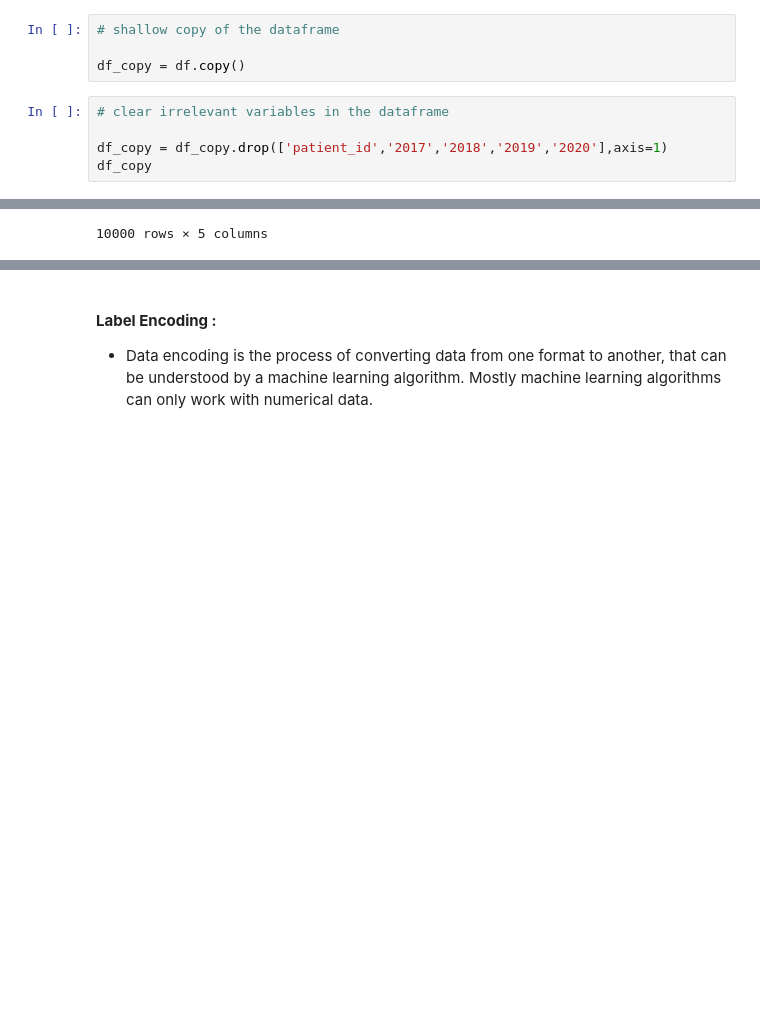
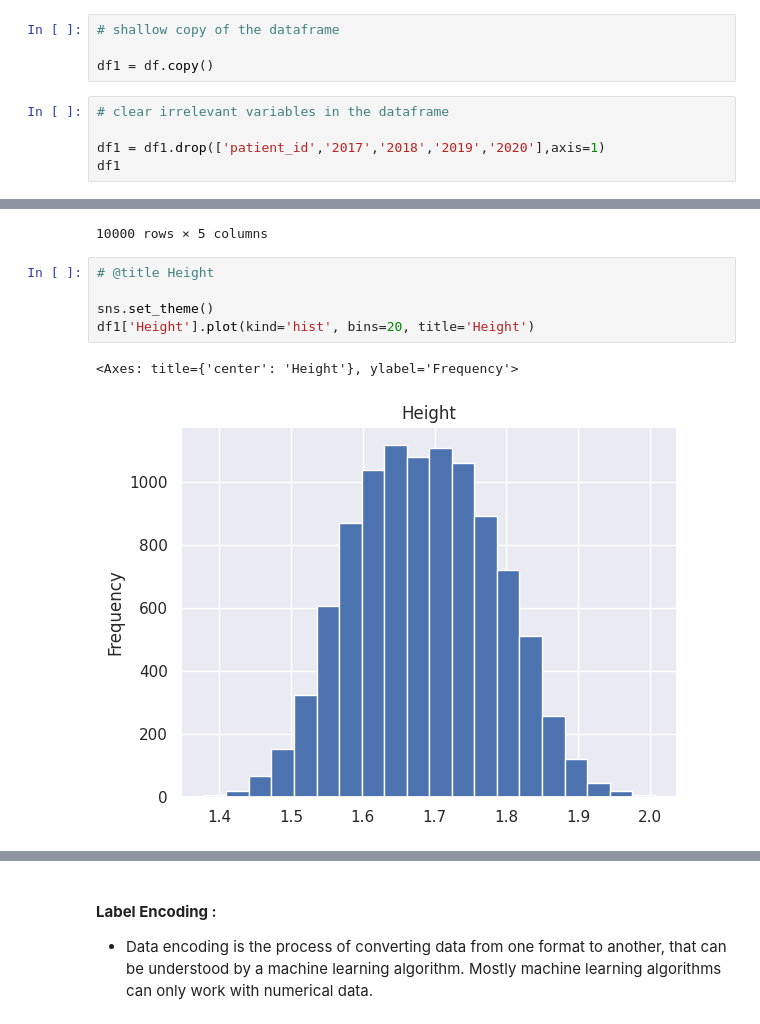
Before and after one commit to Ranjith5720/Classification_Models, a Jupyter notebook: Logistic_Regression.ipynb, the cells around one changed output, grey strips where cells are left out. Saved outputs shown, nothing was run; the diff lists cells and outputs as text; blank space fills up the shorter version.

```diff
--- a/Logistic_Regression.ipynb
+++ b/Logistic_Regression.ipynb
@@ -148,12 +149,12 @@ dtype: int64
 # %%
 # shallow copy of the dataframe
 
-df_copy = df.copy()
+df1 = df.copy()
 # %%
 # clear irrelevant variables in the dataframe
 
-df_copy = df_copy.drop(['patient_id','2017','2018','2019','2020'],axis=1)
-df_copy
+df1 = df1.drop(['patient_id','2017','2018','2019','2020'],axis=1)
+df1
 # %% [output]
 |  | Gender | Height | Weight | bmi | bmi_class |
 | 0 | Male | 1.875714 | 109.721075 | 31.19 | severely overweight |
@@ -168,3 +169,11 @@ df_copy
 | 9998 | Female | 1.753470 | 74.322226 | 24.17 | healthy |
 | 9999 | Female | 1.573384 | 51.550366 | 20.82 | healthy |
 10000 rows × 5 columns
+# %%
+# @title Height
+
+sns.set_theme()
+df1['Height'].plot(kind='hist', bins=20, title='Height')
+# %% [output]
+<Axes: title={'center': 'Height'}, ylabel='Frequency'>
+[figure, added]
```
Also changed, not shown: parts of 44 cells of this notebook.
